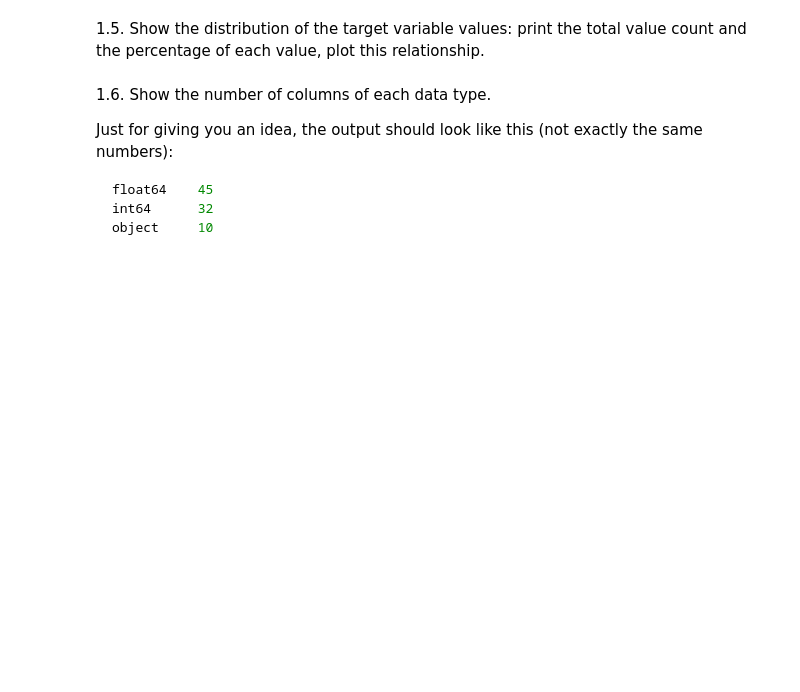
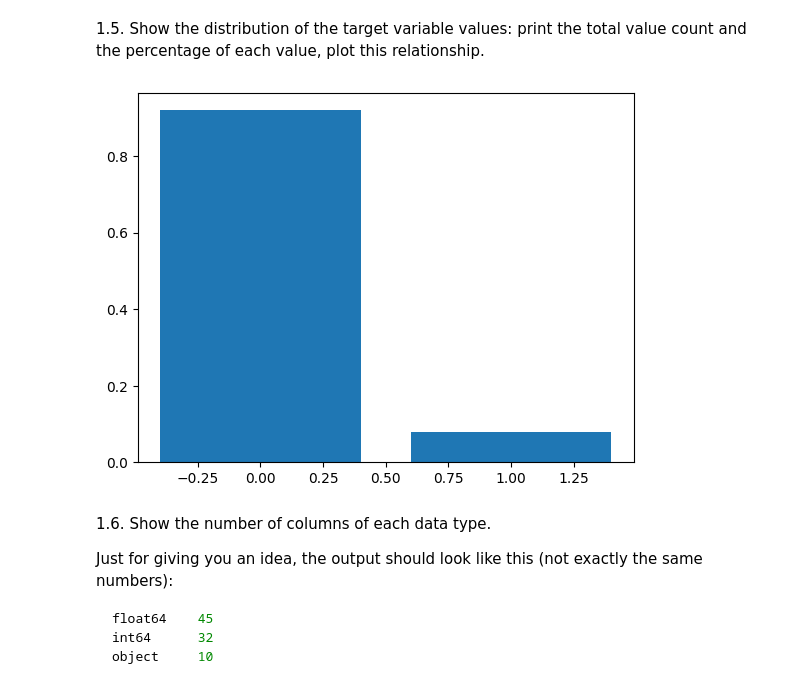
Before and after one commit to KevinFernandez21/sprint2Anyone, a Jupyter notebook: AnyoneAI - Sprint Project 02.ipynb, the cells around one changed output. Saved outputs shown, nothing was run; the diff lists cells and outputs as text; code cells hidden in the pictures; blank space fills up the shorter version.

```diff
--- a/AnyoneAI - Sprint Project 02.ipynb
+++ b/AnyoneAI - Sprint Project 02.ipynb
@@ -111,6 +169,11 @@ AMT_REQ_CREDIT_BUREAU_DAY|0.0|0.0|0.0|0.0|0.0
 1.5. Show the distribution of the target variable values: print the total value count and the percentage of each value, plot this relationship.
 # %%
 ### TODO Complete in this cell: show distribution of target variable
+app_train_target=app_train['TARGET'].value_counts(normalize=True)
+plt.bar(app_train_target.index, app_train_target.values,label='TARGET')
+plt.show()
+# %% [output]
+[figure, added]
 # %% [markdown]
 1.6. Show the number of columns of each data type.
 
```
Also changed, not shown: parts of 36 cells of this notebook, 2 other files.
